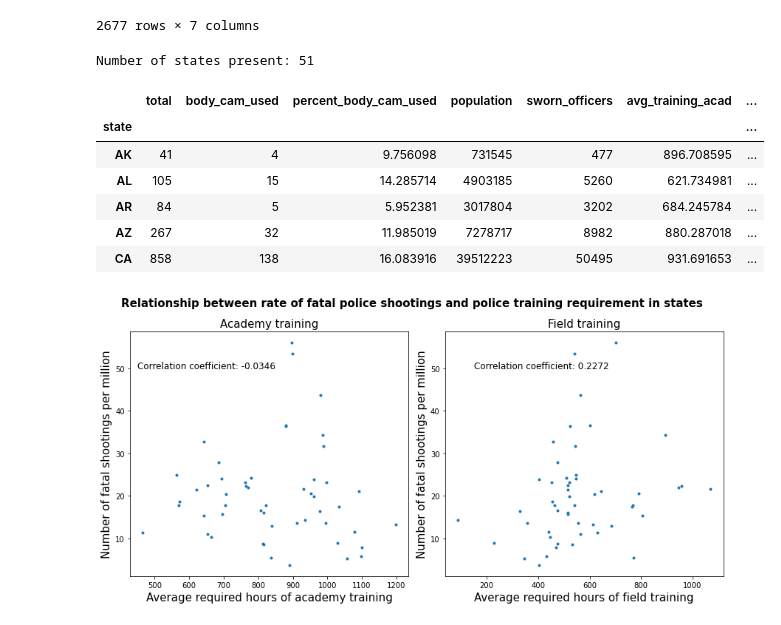
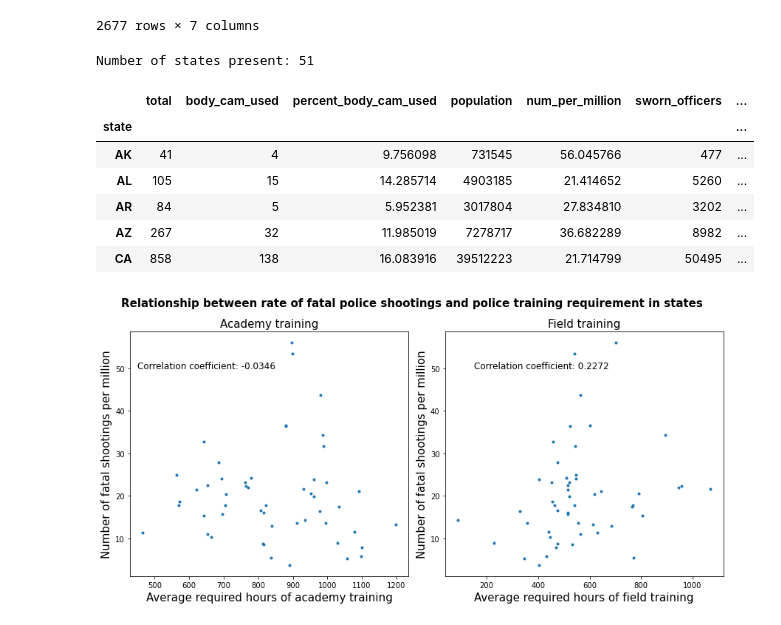
Before and after one commit to annajaffe/police-violence, a Jupyter notebook: CY_EDA_notebook.ipynb, the cells around one changed output. Cells and saved outputs as stored; diff of their text form; code cells hidden in the pictures.

```diff
--- a/CY_EDA_notebook.ipynb
+++ b/CY_EDA_notebook.ipynb
@@ -159,9 +146,9 @@ plt.savefig('State percent body cam usage.png')
 # %%
 # how does percent_body_cam_used relate to rate of fatal incidents?
-num_per_million=1000000*state_bodycam['total']/state_bodycam['population']
+state_df['num_per_million']=1000000*state_df['total']/state_df['population']
 
 fig,ax=plt.subplots(figsize=(8,6))
-ax.plot(num_per_million,state_bodycam['percent_body_cam_used'],'.')
+ax.plot(state_df['num_per_million'],state_df['percent_body_cam_used'],'.')
 ax.set_title('Relationship between rate of fatal police shootings\n and body camera usage in states',fontweight='bold',fontsize=15)
 ax.set_xlabel('Number of fatal shootings per million',fontweight='bold',fontsize=15)
 ax.set_ylabel('Percentage of body camera usage',fontweight='bold',fontsize=15);
@@ -515,34 +691,34 @@ lemas_training
 # %%
 # for each state, calculate the average trainig hours required for academy and field training for each officer
 print(f'Number of states present: {len(lemas_training.STATE.unique())}')
 # 50 states + DC
 
 # total number of sworn officers
-state_bodycam['sworn_officers']=lemas_training.groupby('STATE')['FTSWORN'].sum()
-state_bodycam['avg_training_acad']=''
-state_bodycam['avg_training_field']=''
+state_df['sworn_officers']=lemas_training.groupby('STATE')['FTSWORN'].sum()
+state_df['avg_training_acad']=''
+state_df['avg_training_field']=''
 
 for this_state in lemas_training.STATE.unique():
     total_training_acad=sum(lemas_training.loc[lemas_training['STATE']==this_state]['FTSWORN']\
                             *lemas_training.loc[lemas_training['STATE']==this_state]['PERS_TRN_ACAD'])
     total_training_field=sum(lemas_training.loc[lemas_training['STATE']==this_state]['FTSWORN']\
                             *lemas_training.loc[lemas_training['STATE']==this_state]['PERS_TRN_FIELD'])
 
-    state_bodycam.loc[this_state,'avg_training_acad']=total_training_acad/state_bodycam.loc[this_state,'sworn_officers']
-    state_bodycam.loc[this_state,'avg_training_field']=total_training_field/state_bodycam.loc[this_state,'sworn_officers']
+    state_df.loc[this_state,'avg_training_acad']=total_training_acad/state_df.loc[this_state,'sworn_officers']
+    state_df.loc[this_state,'avg_training_field']=total_training_field/state_df.loc[this_state,'sworn_officers']
 
-state_bodycam['avg_training_acad']=state_bodycam['avg_training_acad'].astype(float)
-state_bodycam['avg_training_field']=state_bodycam['avg_training_field'].astype(float)
+state_df['avg_training_acad']=state_df['avg_training_acad'].astype(float)
+state_df['avg_training_field']=state_df['avg_training_field'].astype(float)
 
-state_bodycam.head()
+state_df.head()
 # %% [output]
 Number of states present: 51
-|  | total | body_cam_used | percent_body_cam_used | population | sworn_officers | avg_training_acad | ... |
+|  | total | body_cam_used | percent_body_cam_used | population | num_per_million | sworn_officers | ... |
 | state |  |  |  |  |  |  | ... |
-| AK | 41 | 4 | 9.756098 | 731545 | 477 | 896.708595 | ... |
-| AL | 105 | 15 | 14.285714 | 4903185 | 5260 | 621.734981 | ... |
-| AR | 84 | 5 | 5.952381 | 3017804 | 3202 | 684.245784 | ... |
-| AZ | 267 | 32 | 11.985019 | 7278717 | 8982 | 880.287018 | ... |
-| CA | 858 | 138 | 16.083916 | 39512223 | 50495 | 931.691653 | ... |
+| AK | 41 | 4 | 9.756098 | 731545 | 56.045766 | 477 | ... |
+| AL | 105 | 15 | 14.285714 | 4903185 | 21.414652 | 5260 | ... |
+| AR | 84 | 5 | 5.952381 | 3017804 | 27.834810 | 3202 | ... |
+| AZ | 267 | 32 | 11.985019 | 7278717 | 36.682289 | 8982 | ... |
+| CA | 858 | 138 | 16.083916 | 39512223 | 21.714799 | 50495 | ... |
 # %%
 # correlation coefficients
```
Also changed, not shown: parts of 49 cells of this notebook, 3 other files.
